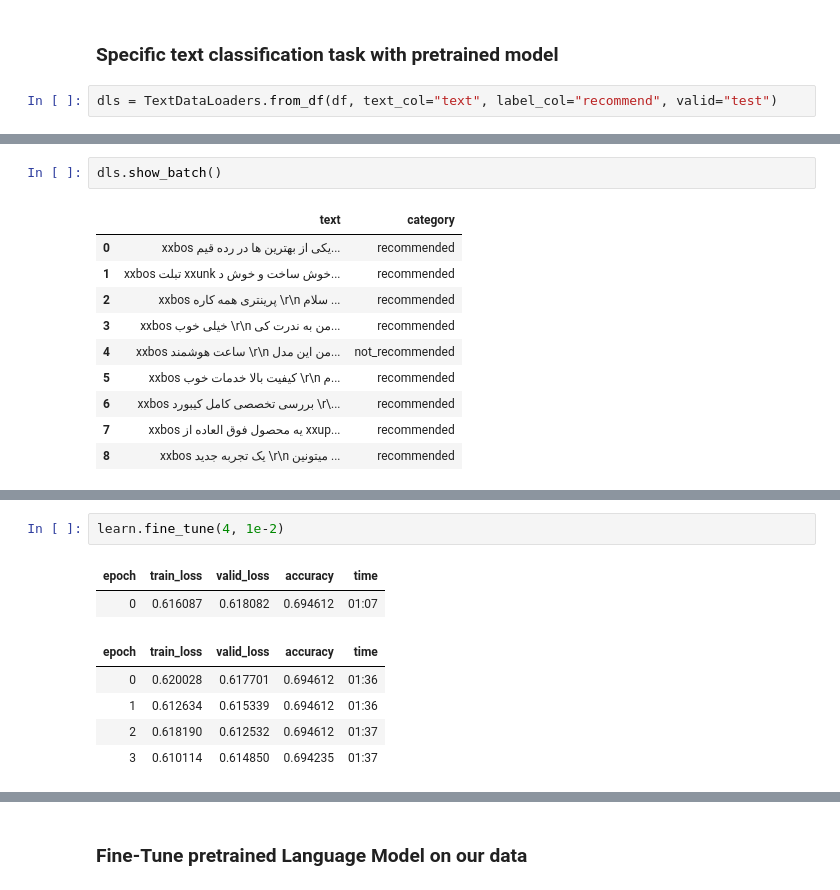
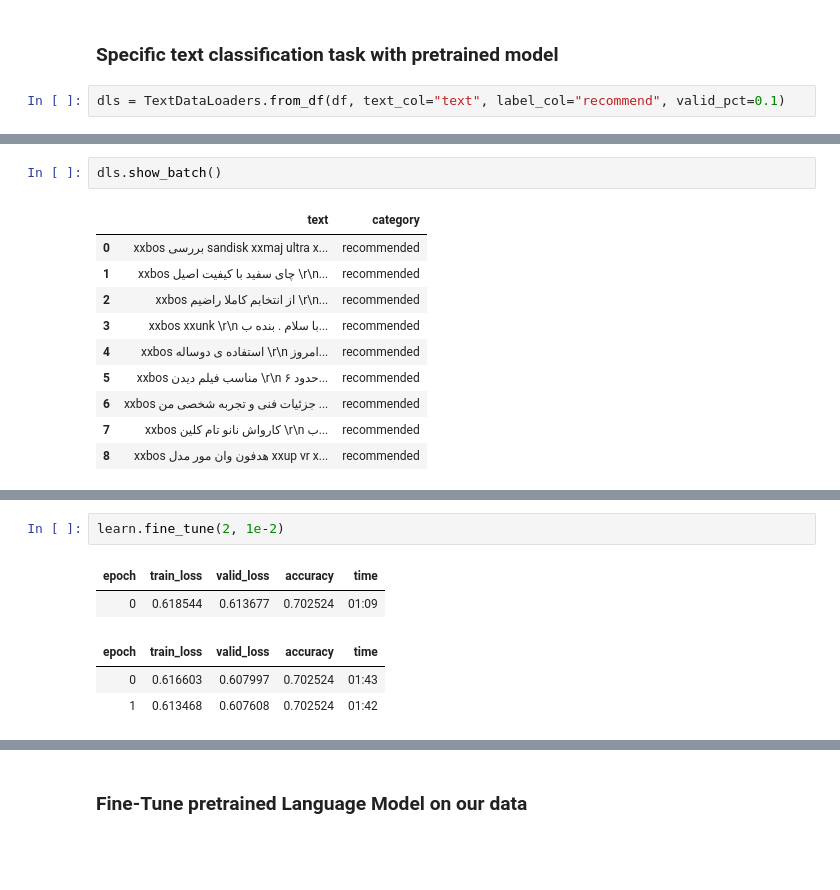
Before and after one commit to AliNazariii/Digikala-Sentiment-Analysis, a Jupyter notebook: sentiment.ipynb, the cells around one changed output, grey strips where cells are left out. Saved outputs shown, nothing was run; the diff lists cells and outputs as text; blank space fills up the shorter version.

Commit message:
fix validation

```diff
--- a/sentiment.ipynb
+++ b/sentiment.ipynb
@@ -22,36 +22,34 @@ df = df[df.recommend.isin(["recommended", "not_recommended"])].loc[:, ["text", "
 # %% [markdown]
 ### Specific text classification task with pretrained model
 # %%
-dls = TextDataLoaders.from_df(df, text_col="text", label_col="recommend", valid="test")
+dls = TextDataLoaders.from_df(df, text_col="text", label_col="recommend", valid_pct=0.1)
 # %% [output]
 [interactive output not drawn]
 # %%
 dls.show_batch()
 # %% [output]
 |  | text | category |
-| 0 | xxbos یکی از بهترین ها در رده قیم... | recommended |
-| 1 | xxbos تبلت xxunk خوش ساخت و خوش د... | recommended |
-| 2 | xxbos پرینتری همه کاره \r\n سلام ... | recommended |
-| 3 | xxbos خیلی خوب \r\n من به ندرت کی... | recommended |
-| 4 | xxbos ساعت هوشمند \r\n من این مدل... | not_recommended |
-| 5 | xxbos کیفیت بالا خدمات خوب \r\n م... | recommended |
-| 6 | xxbos بررسی تخصصی کامل کیبورد \r\... | recommended |
-| 7 | xxbos یه محصول فوق العاده از xxup... | recommended |
-| 8 | xxbos یک تجربه جدید \r\n میتونین ... | recommended |
+| 0 | xxbos بررسی sandisk xxmaj ultra x... | recommended |
+| 1 | xxbos چای سفید با کیفیت اصیل \r\n... | recommended |
+| 2 | xxbos از انتخابم کاملا راضیم \r\n... | recommended |
+| 3 | xxbos xxunk \r\n با سلام . بنده ب... | recommended |
+| 4 | xxbos استفاده ی دوساله \r\n امروز... | recommended |
+| 5 | xxbos مناسب فیلم دیدن \r\n حدود ۶... | recommended |
+| 6 | xxbos جزئیات فنی و تجربه شخصی من ... | recommended |
+| 7 | xxbos کارواش نانو تام کلین \r\n ب... | recommended |
+| 8 | xxbos هدفون وان مور مدل xxup vr x... | recommended |
 # %%
 learn = text_classifier_learner(dls, AWD_LSTM, drop_mult=0.5, metrics=accuracy)
 # %% [output]
 [interactive output not drawn]
 # %%
-learn.fine_tune(4, 1e-2)
+learn.fine_tune(2, 1e-2)
 # %% [output]
 | epoch | train_loss | valid_loss | accuracy | time |
-| 0 | 0.616087 | 0.618082 | 0.694612 | 01:07 |
+| 0 | 0.618544 | 0.613677 | 0.702524 | 01:09 |
 | epoch | train_loss | valid_loss | accuracy | time |
-| 0 | 0.620028 | 0.617701 | 0.694612 | 01:36 |
-| 1 | 0.612634 | 0.615339 | 0.694612 | 01:36 |
-| 2 | 0.618190 | 0.612532 | 0.694612 | 01:37 |
-| 3 | 0.610114 | 0.614850 | 0.694235 | 01:37 |
+| 0 | 0.616603 | 0.607997 | 0.702524 | 01:43 |
+| 1 | 0.613468 | 0.607608 | 0.702524 | 01:42 |
 # %%
 learn.show_results()
 # %% [output]
```
Also changed, not shown: parts of 14 cells of this notebook.
